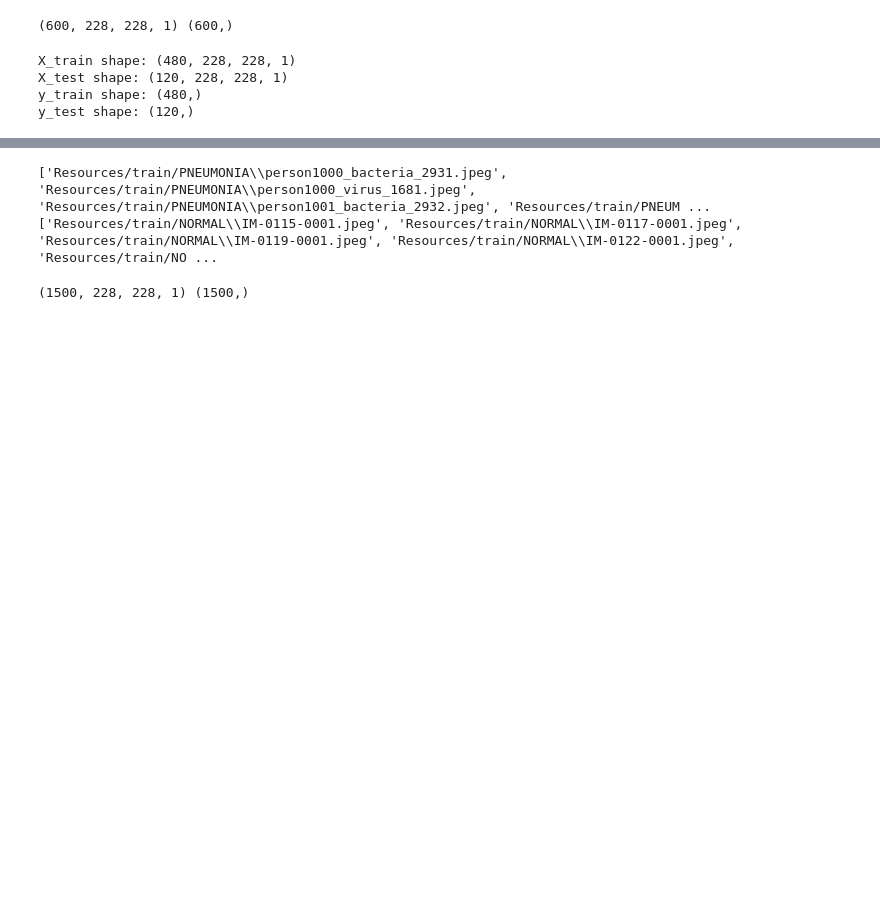
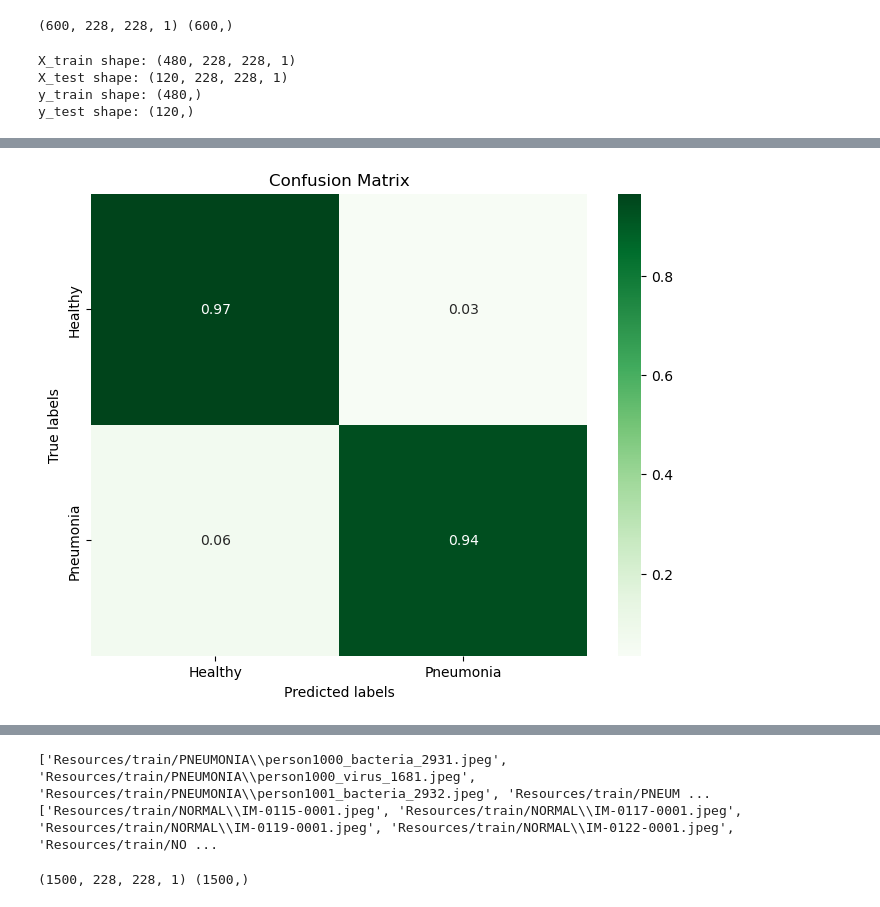
Before and after one commit to Atlis34/ML_pneumonia_identification, a Jupyter notebook: Image_Recognition_Pneumonia_P4_v3_eval.ipynb, the cells around one changed output, grey strips where cells are left out. Saved outputs shown, nothing was run; the diff lists cells and outputs as text; code cells hidden in the pictures; blank space fills up the shorter version.

```diff
--- a/Image_Recognition_Pneumonia_P4_v3_eval.ipynb
+++ b/Image_Recognition_Pneumonia_P4_v3_eval.ipynb
@@ -192,0 +204,17 @@ plt.show()
+# %%
+# calculate confusion matrix - normalized
+conf_matrix = confusion_matrix(y_test, y_pred_classes)
+
+# calculate pnormalized ratio
+conf_matrix_percent = conf_matrix / conf_matrix.sum(axis=1)[:, np.newaxis]
+
+# plot confusion matrix with decimals
+plt.figure(figsize=(8, 6))
+sns.heatmap(conf_matrix_percent, annot=True, fmt='.2f', cmap='Greens',
+            xticklabels=['Healthy', 'Pneumonia'], yticklabels=['Healthy', 'Pneumonia'])
+plt.xlabel('Predicted labels')
+plt.ylabel('True labels')
+plt.title('Confusion Matrix')
+plt.show()
+# %% [output]
+[figure, added]
```
Also changed, not shown: parts of 12 cells of this notebook, 3 other files.
